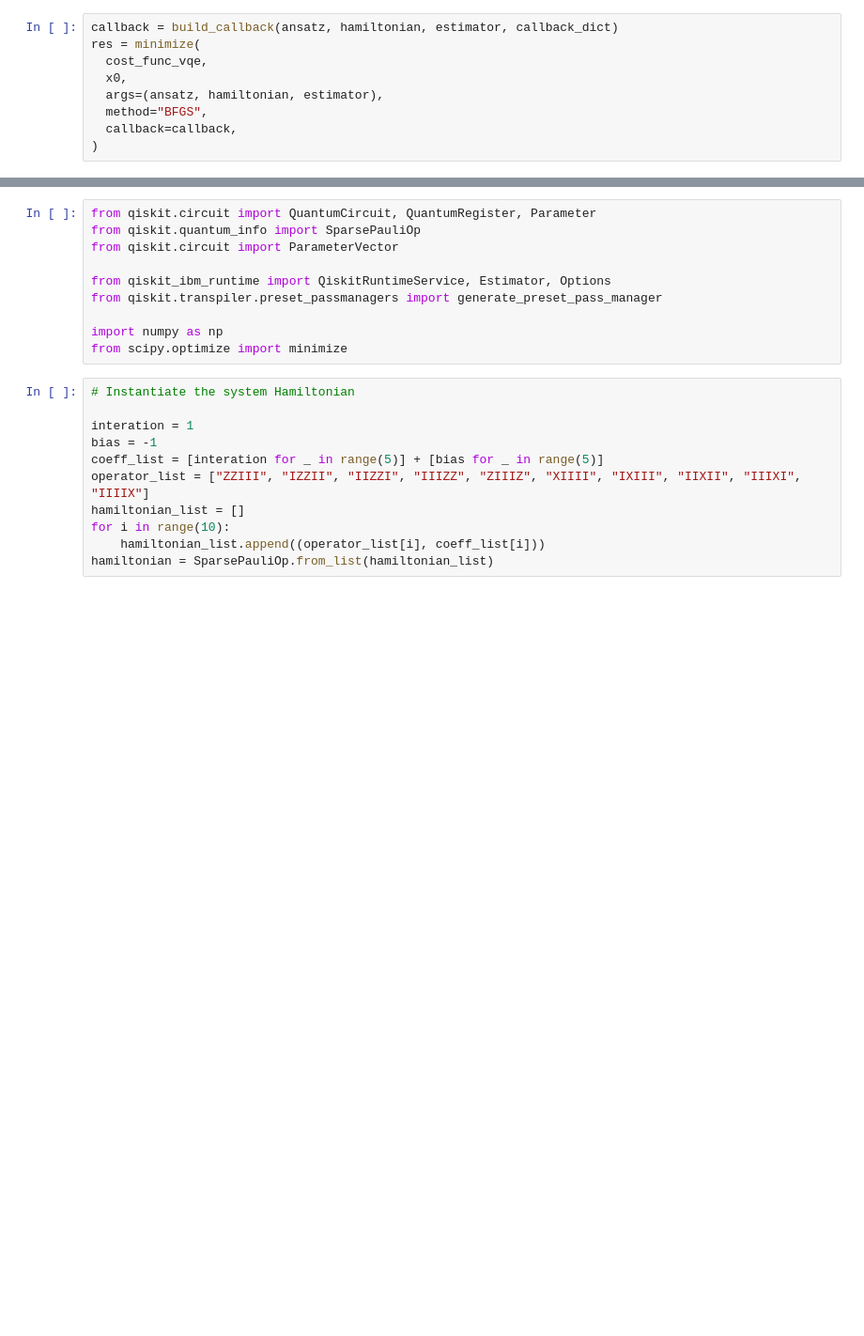
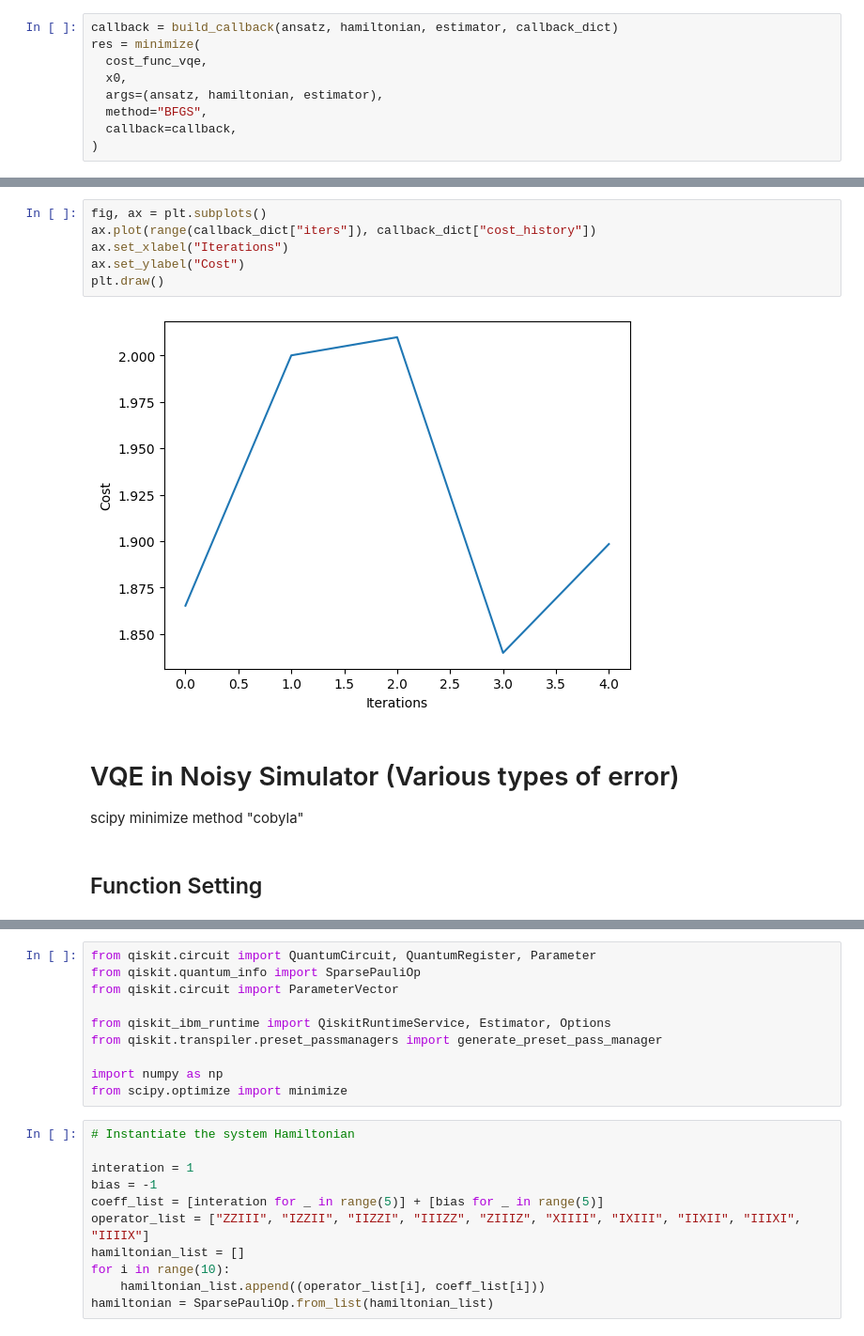
Before and after one commit to BrainConnection/Quantum_Algorithm, a Jupyter notebook: 1. TFIM VQE.ipynb, the cells around one changed output, grey strips where cells are left out. Shown at 94% size. Saved outputs shown, nothing was run; the diff lists cells and outputs as text; blank space fills up the shorter version.

```diff
--- a/1. TFIM VQE.ipynb
+++ b/1. TFIM VQE.ipynb
@@ -558,0 +698,14 @@ seed = 6
+# %%
+fig, ax = plt.subplots()
+ax.plot(range(callback_dict["iters"]), callback_dict["cost_history"])
+ax.set_xlabel("Iterations")
+ax.set_ylabel("Cost")
+plt.draw()
+# %% [output]
+[figure, added]
+# %% [markdown]
+# VQE in Noisy Simulator (Various types of error)
+
+scipy minimize method "cobyla"
+# %% [markdown]
+## Function Setting
```
Also changed, not shown: parts of 84 cells of this notebook.
